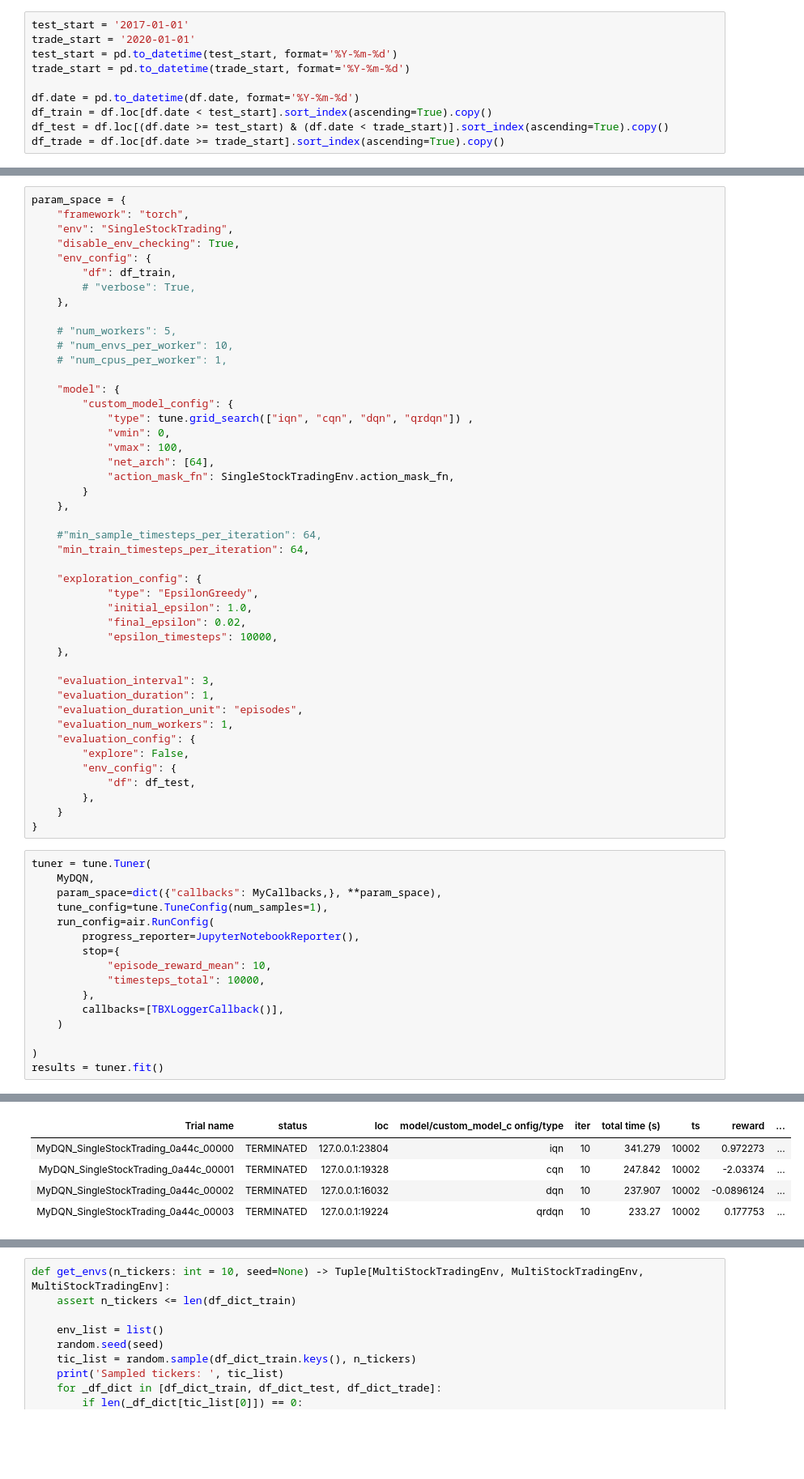
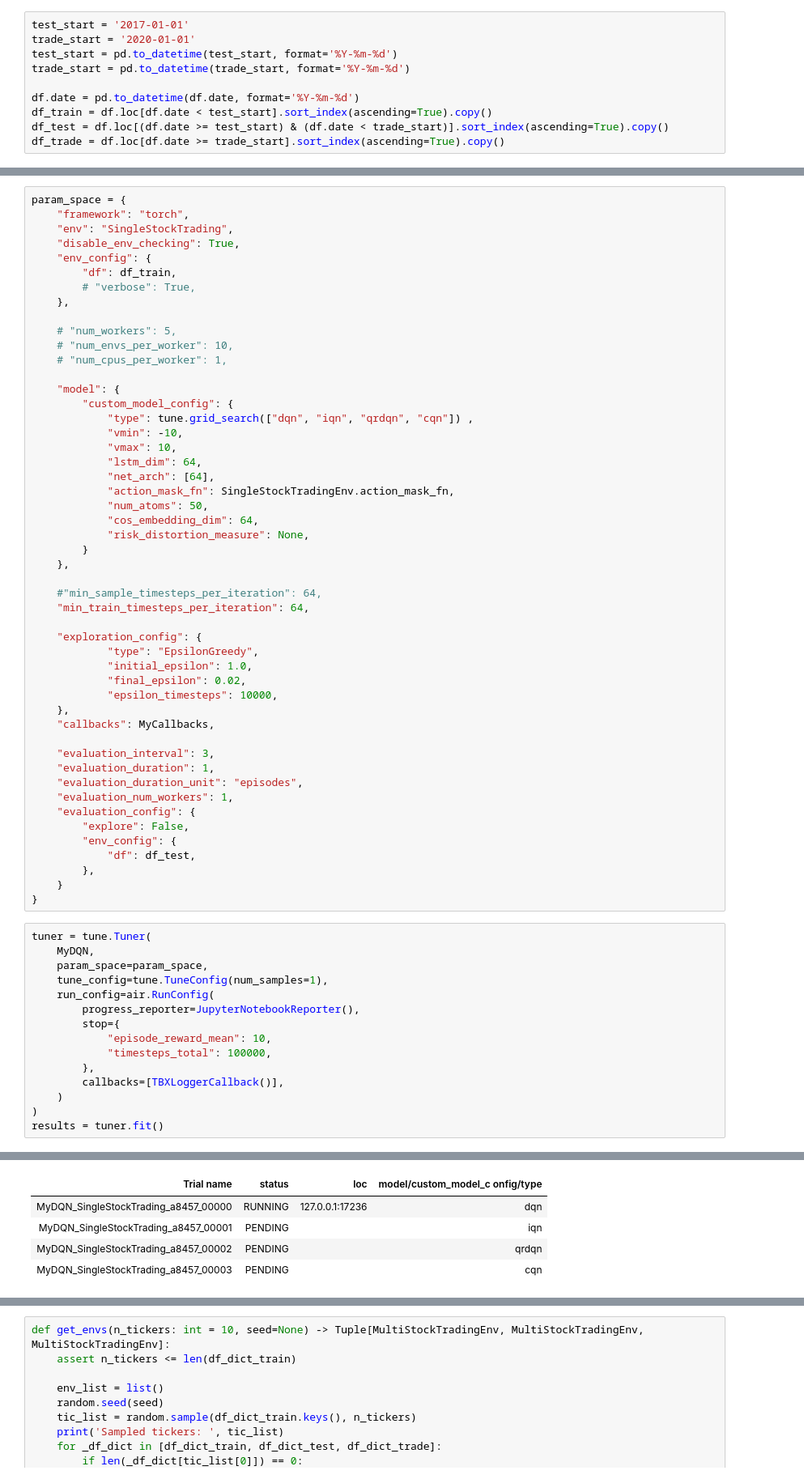
Before and after one commit to freedom5wind/StockTradingV2, a Jupyter notebook: single_stock_trading.ipynb, the cells around one changed output, grey strips where cells are left out. Shown: that part at 81% size. Drawn from its saved outputs; the diff is of its cells as text; blank space fills up the shorter version.

```diff
--- a/single_stock_trading.ipynb
+++ b/single_stock_trading.ipynb
@@ -127,11 +139,15 @@ param_space = {
 
     "model": {
         "custom_model_config": {
-            "type": tune.grid_search(["iqn", "cqn", "dqn", "qrdqn"]) ,
-            "vmin": 0,
-            "vmax": 100,
+            "type": tune.grid_search(["dqn", "iqn", "qrdqn", "cqn"]) ,
+            "vmin": -10,
+            "vmax": 10,
+            "lstm_dim": 64,
             "net_arch": [64],
             "action_mask_fn": SingleStockTradingEnv.action_mask_fn,
+            "num_atoms": 50,
+            "cos_embedding_dim": 64,
+            "risk_distortion_measure": None,
         }
     },
 
@@ -144,6 +160,7 @@ param_space = {
             "final_epsilon": 0.02,
             "epsilon_timesteps": 10000,
     },
+    "callbacks": MyCallbacks,
 
     "evaluation_interval": 3,
     "evaluation_duration": 1,
@@ -159,17 +176,16 @@ param_space = {
 # %%
 tuner = tune.Tuner(
     MyDQN,
-    param_space=dict({"callbacks": MyCallbacks,}, **param_space),
+    param_space=param_space,
     tune_config=tune.TuneConfig(num_samples=1),
     run_config=air.RunConfig(
         progress_reporter=JupyterNotebookReporter(),
         stop={
             "episode_reward_mean": 10,
-            "timesteps_total": 10000,
+            "timesteps_total": 100000,
         },
         callbacks=[TBXLoggerCallback()],
     )
-
 )
 results = tuner.fit()
 # %% [output]
@@ -183,6 +199,6 @@ Resources requested: 0/16 CPUs, 0/0 GPUs, 0.0/2.99 GiB heap, 0.0/1.49 GiB object
 Trial Status
-| Trial name | status | loc | model/custom_model_c onfig/type | iter | total time (s) | ts | reward | ... |
-| MyDQN_SingleStockTrading_0a44c_00000 | TERMINATED | 127.0.0.1:23804 | iqn | 10 | 341.279 | 10002 | 0.972273 | ... |
-| MyDQN_SingleStockTrading_0a44c_00001 | TERMINATED | 127.0.0.1:19328 | cqn | 10 | 247.842 | 10002 | -2.03374 | ... |
-| MyDQN_SingleStockTrading_0a44c_00002 | TERMINATED | 127.0.0.1:16032 | dqn | 10 | 237.907 | 10002 | -0.0896124 | ... |
-| MyDQN_SingleStockTrading_0a44c_00003 | TERMINATED | 127.0.0.1:19224 | qrdqn | 10 | 233.27 | 10002 | 0.177753 | ... |
+| Trial name | status | loc | model/custom_model_c onfig/type |
+| MyDQN_SingleStockTrading_a8457_00000 | RUNNING | 127.0.0.1:17236 | dqn |
+| MyDQN_SingleStockTrading_a8457_00001 | PENDING |  | iqn |
+| MyDQN_SingleStockTrading_a8457_00002 | PENDING |  | qrdqn |
+| MyDQN_SingleStockTrading_a8457_00003 | PENDING |  | cqn |
```
Also changed, not shown: parts of 23 cells of this notebook, 7 other files.
